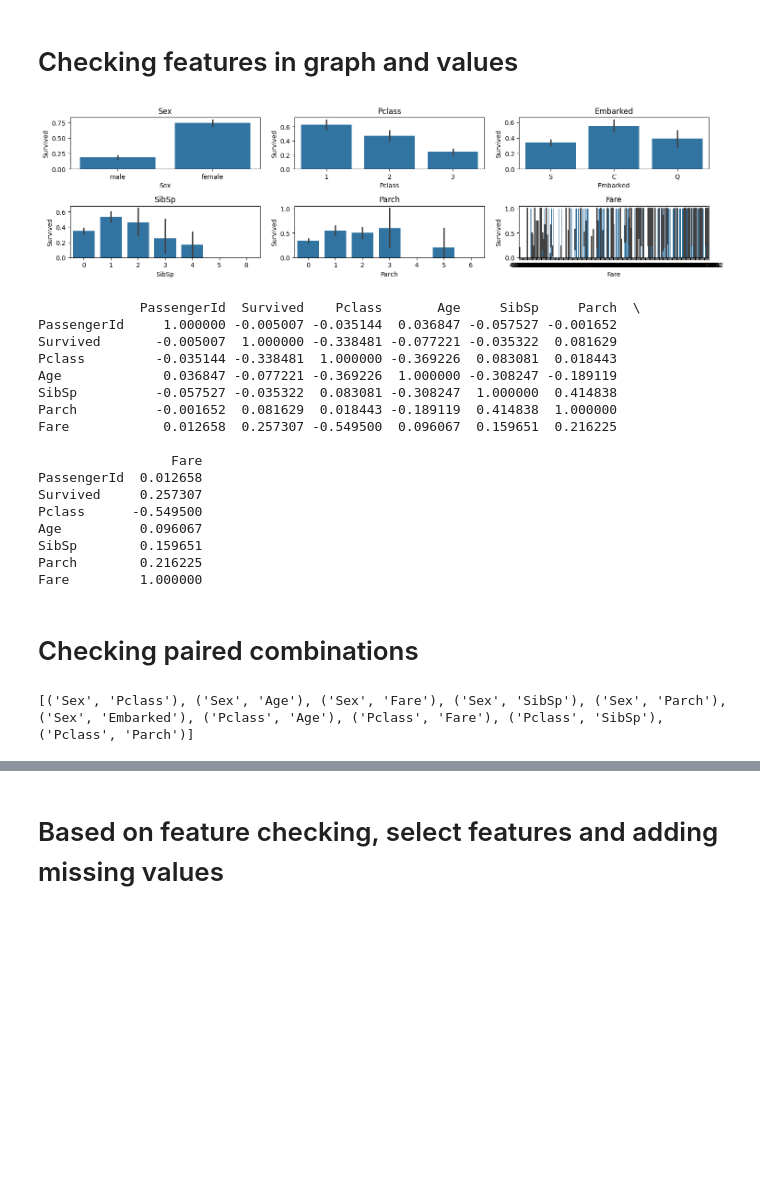
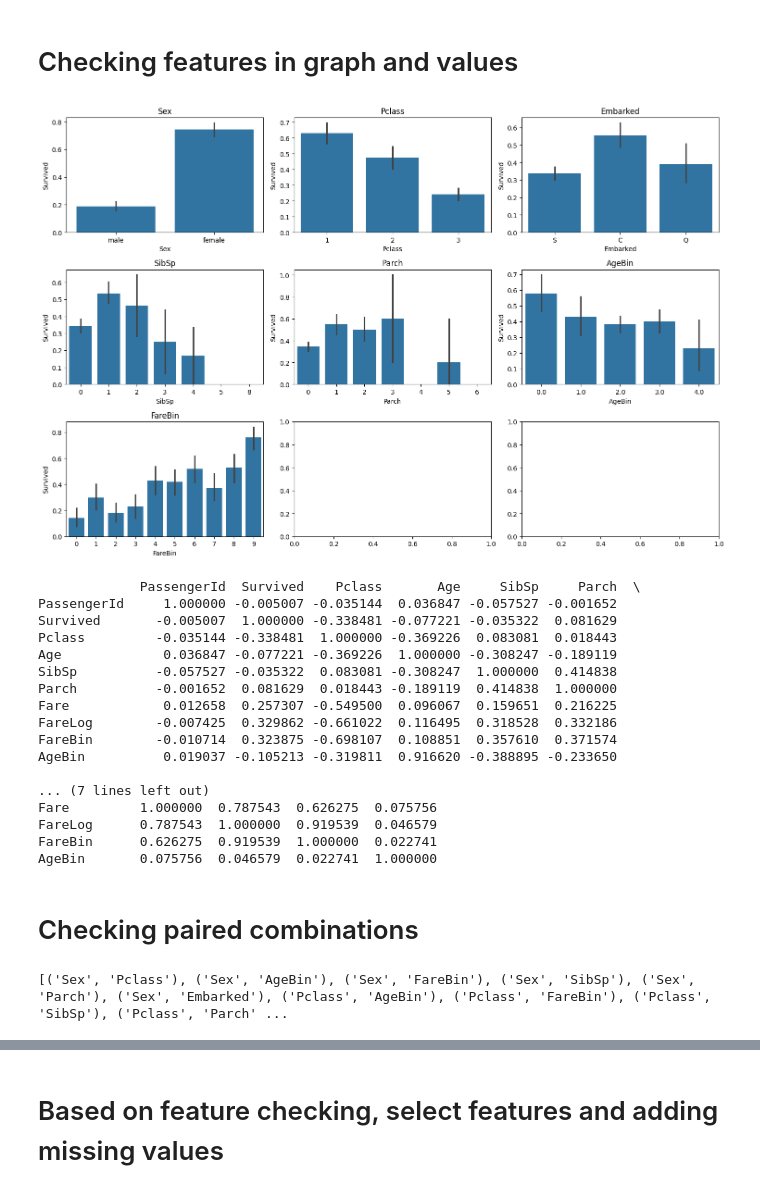
Before and after one commit to brucecastillofollow/KaggleTitanic, a Jupyter notebook: notebook.ipynb, the cells around one changed output, grey strips where cells are left out. Saved outputs shown, nothing was run; the diff lists cells and outputs as text; code cells hidden in the pictures; blank space fills up the shorter version.

```diff
--- a/notebook.ipynb
+++ b/notebook.ipynb
@@ -90,34 +90,53 @@ dtype: int64
 # %%
 import matplotlib.pyplot as plt
 import seaborn as sns
 
-fig, axes = plt.subplots(2, 3, figsize=(15, 4))
+feature_check_data = train_data.copy()
 
-sns.barplot(x="Sex", y="Survived", data=train_data, ax=axes[0,0])
+feature_check_data["Fare"] = feature_check_data["Fare"].fillna(
+    feature_check_data["Fare"].median()
+)
+feature_check_data["FareLog"] = np.log1p(feature_check_data["Fare"])
+feature_check_data["FareBin"] = pd.qcut(
+    feature_check_data["FareLog"],
+    q=10,
+    labels=False
+)
+
+
+bins = [0, 12, 18, 35, 60, 100]
+feature_check_data["AgeBin"] = pd.cut(feature_check_data["Age"], bins=bins, labels=False)
+
+fig, axes = plt.subplots(3, 3, figsize=(15, 10))
+
+sns.barplot(x="Sex", y="Survived", data=feature_check_data, ax=axes[0,0])
 axes[0, 0].set_title("Sex")
 
-sns.barplot(x="Pclass", y="Survived", data=train_data, ax=axes[0,1])
+sns.barplot(x="Pclass", y="Survived", data=feature_check_data, ax=axes[0,1])
 axes[0, 1].set_title("Pclass")
 
-sns.barplot(x="Embarked", y="Survived", data=train_data, ax=axes[0,2])
+sns.barplot(x="Embarked", y="Survived", data=feature_check_data, ax=axes[0,2])
 axes[0, 2].set_title("Embarked")
 
-sns.barplot(x="SibSp", y="Survived", data=train_data, ax=axes[1,0])
+sns.barplot(x="SibSp", y="Survived", data=feature_check_data, ax=axes[1,0])
 axes[1, 0].set_title("SibSp")
 
-sns.barplot(x="Parch", y="Survived", data=train_data, ax=axes[1,1])
+sns.barplot(x="Parch", y="Survived", data=feature_check_data, ax=axes[1,1])
 axes[1, 1].set_title("Parch")
 
-sns.barplot(x="Fare", y="Survived", data=train_data, ax=axes[1,2])
-axes[1, 2].set_title("Fare")
+sns.barplot(x="AgeBin", y="Survived", data=feature_check_data, ax=axes[1,2])
+axes[1, 2].set_title("AgeBin")
+
+sns.barplot(x="FareBin", y="Survived", data=feature_check_data, ax=axes[2,0])
+axes[2, 0].set_title("FareBin")
 
 plt.tight_layout()
 plt.show()
 # %% [output]
-[figure, old version]
+[figure, new version]
 # %%
 # Calculating corr
-corr = train_data.corr(numeric_only=True)
+corr = feature_check_data.corr(numeric_only=True)
 print(corr)
 # %% [output]
              PassengerId  Survived    Pclass       Age     SibSp     Parch  \
@@ -128,26 +147,26 @@ Age             0.036847 -0.077221 -0.369226  1.000000 -0.308247 -0.189119
 SibSp          -0.057527 -0.035322  0.083081 -0.308247  1.000000  0.414838
 Parch          -0.001652  0.081629  0.018443 -0.189119  0.414838  1.000000
 Fare            0.012658  0.257307 -0.549500  0.096067  0.159651  0.216225
+FareLog        -0.007425  0.329862 -0.661022  0.116495  0.318528  0.332186
+FareBin        -0.010714  0.323875 -0.698107  0.108851  0.357610  0.371574
+AgeBin          0.019037 -0.105213 -0.319811  0.916620 -0.388895 -0.233650
 
-                 Fare
-PassengerId  0.012658
-Survived     0.257307
-Pclass      -0.549500
-Age          0.096067
-SibSp        0.159651
-Parch        0.216225
-Fare         1.000000
+... (7 lines left out)
+Fare         1.000000  0.787543  0.626275  0.075756
+FareLog      0.787543  1.000000  0.919539  0.046579
+FareBin      0.626275  0.919539  1.000000  0.022741
+AgeBin       0.075756  0.046579  0.022741  1.000000
 # %% [markdown]
 # Checking paired combinations
 # %%
 import itertools
 
-features = ["Sex", "Pclass", "Age", "Fare", "SibSp", "Parch", "Embarked"]
+features = ["Sex", "Pclass", "AgeBin", "FareBin", "SibSp", "Parch", "Embarked"]
 
 pairs = list(itertools.combinations(features, 2))
 print(pairs[:10])
 # %% [output]
-[('Sex', 'Pclass'), ('Sex', 'Age'), ('Sex', 'Fare'), ('Sex', 'SibSp'), ('Sex', 'Parch'), ('Sex', 'Embarked'), ('Pclass', 'Age'), ('Pclass', 'Fare'), ('Pclass', 'SibSp'), ('Pclass', 'Parch')]
+[('Sex', 'Pclass'), ('Sex', 'AgeBin'), ('Sex', 'FareBin'), ('Sex', 'SibSp'), ('Sex', 'Parch'), ('Sex', 'Embarked'), ('Pclass', 'AgeBin'), ('Pclass', 'FareBin'), ('Pclass', 'SibSp'), ('Pclass', 'Parch' ...
 # %%
 paired_features = []
 
```
Also changed, not shown: parts of 9 cells of this notebook.
